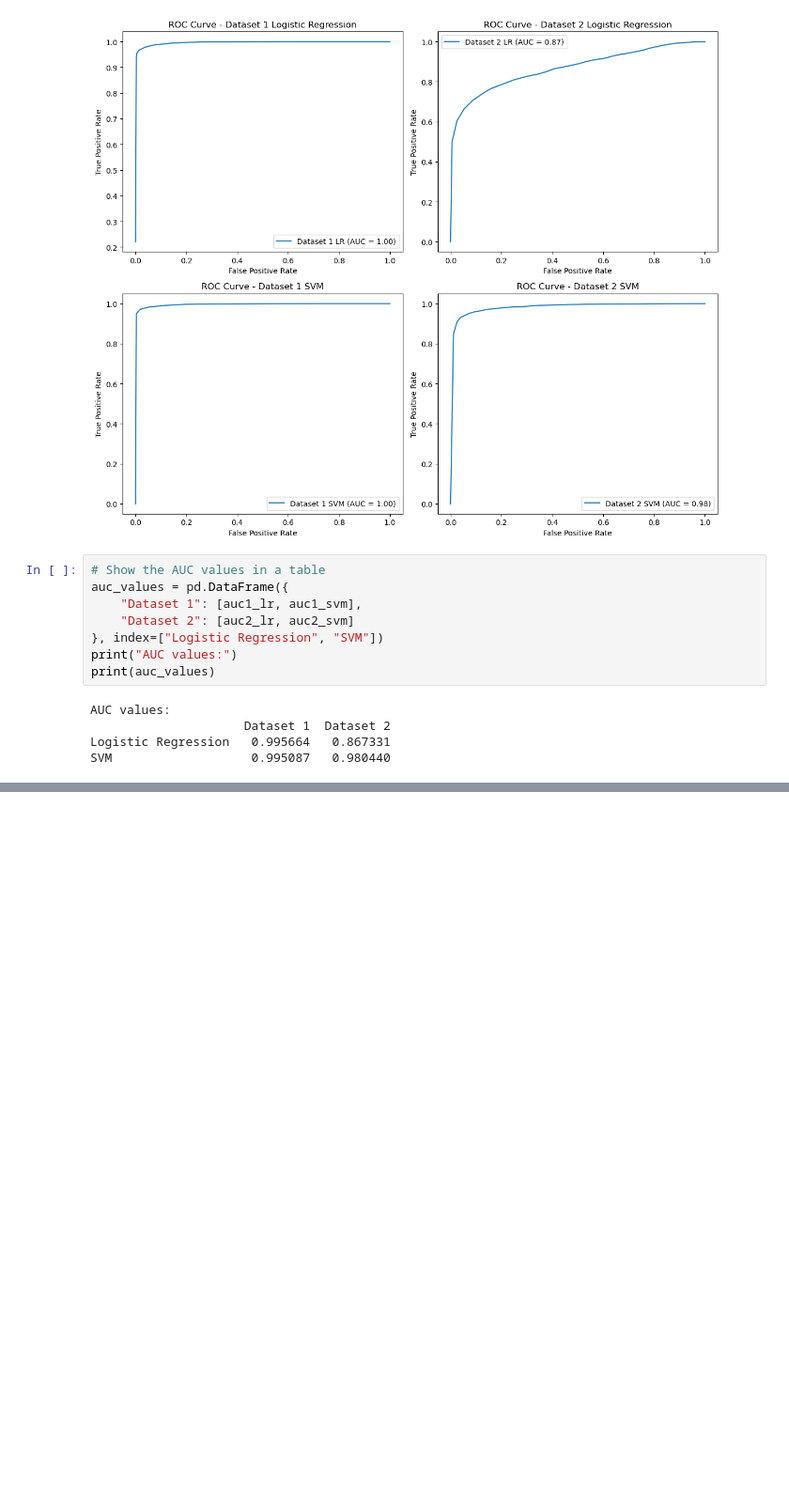
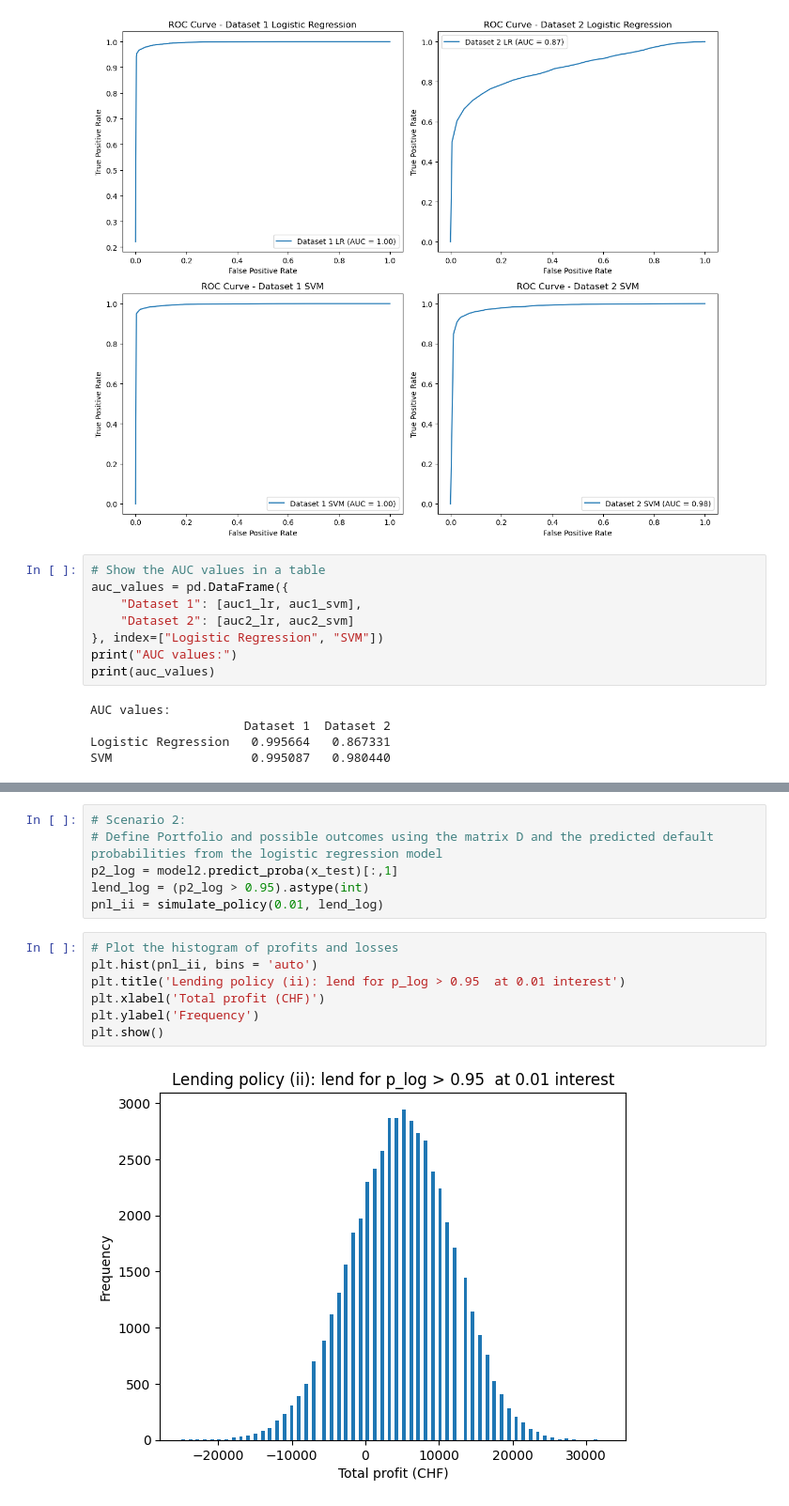
Before and after one commit to Tellefskofteland/QRM_project_2, a Jupyter notebook: Project2_template.ipynb, the cells around one changed output, grey strips where cells are left out. Shown at 94% size. Cells and saved outputs as stored; diff of their text form; blank space fills up the shorter version.

```diff
--- a/Project2_template.ipynb
+++ b/Project2_template.ipynb
@@ -342,0 +359,15 @@ SVM                   0.995087   0.980440
+# %%
+# Scenario 2:
+# Define Portfolio and possible outcomes using the matrix D and the predicted default probabilities from the logistic regression model
+p2_log = model2.predict_proba(x_test)[:,1]
+lend_log = (p2_log > 0.95).astype(int)
+pnl_ii = simulate_policy(0.01, lend_log)
+# %%
+# Plot the histogram of profits and losses
+plt.hist(pnl_ii, bins = 'auto')
+plt.title('Lending policy (ii): lend for p_log > 0.95  at 0.01 interest')
+plt.xlabel('Total profit (CHF)')
+plt.ylabel('Frequency')
+plt.show()
+# %% [output]
+[figure, added]
```
Also changed, not shown: parts of 12 cells of this notebook.
